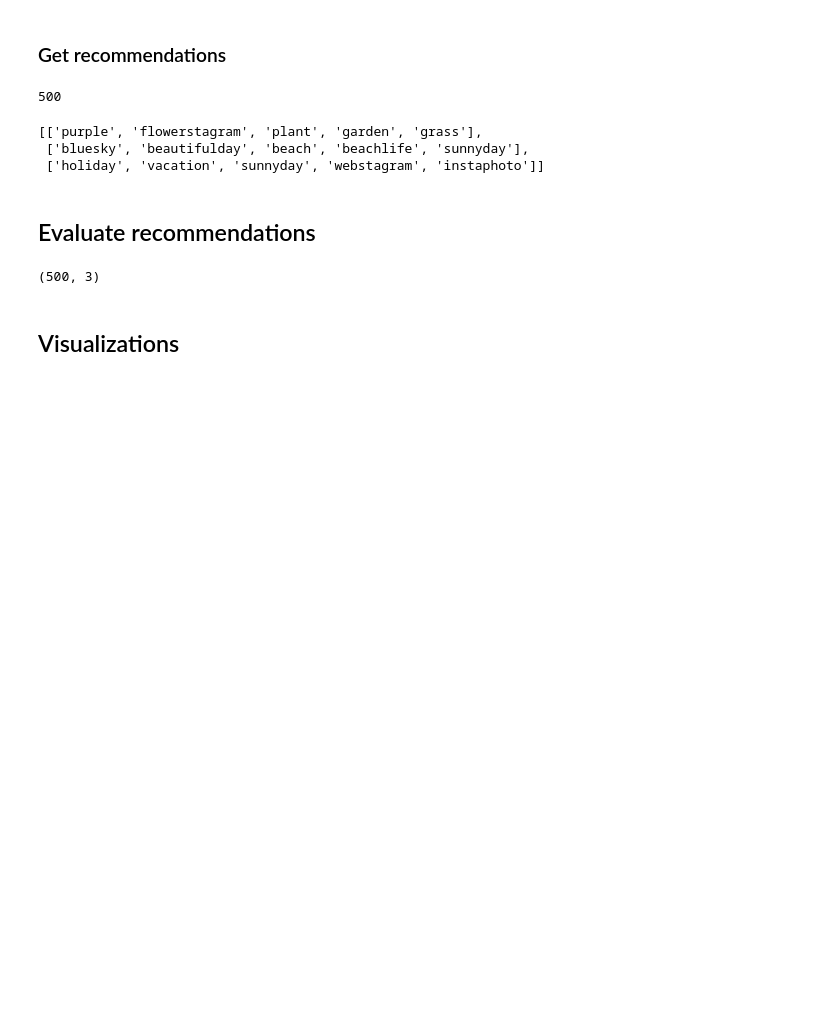
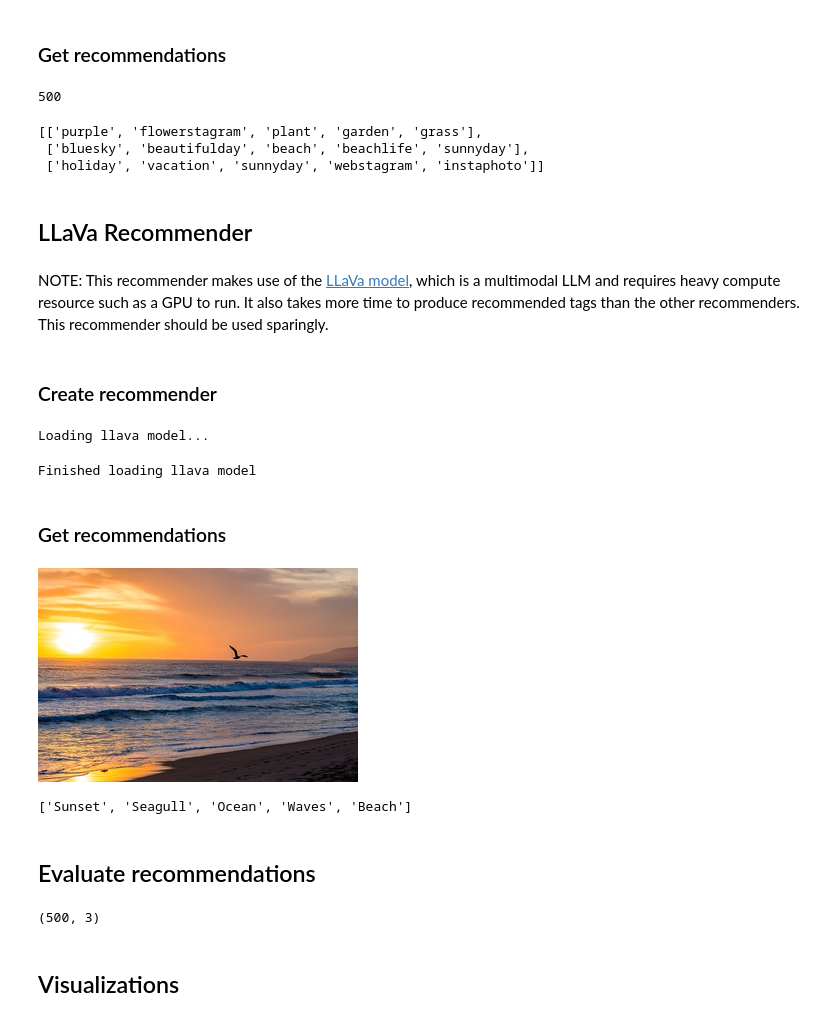
Before and after one commit to michaelnguy/capstone, a Jupyter notebook: hashtag_rec/hashtag_recommender.ipynb, the cells around one changed output. Drawn from its saved outputs; the diff is of its cells as text; code cells hidden in the pictures; blank space fills up the shorter version.

```diff
--- a/hashtag_rec/hashtag_recommender.ipynb
+++ b/hashtag_rec/hashtag_recommender.ipynb
@@ -195,6 +209,29 @@ with open(
 
         json.dump({"img_id": img_id, "gt_tags": gt_tags, "pred_tags": pred_tags}, f)
         f.write(os.linesep)
+# %% [markdown]
+## LLaVa Recommender
+# %% [markdown]
+NOTE: This recommender makes use of the [LLaVa model](https://huggingface.co/docs/transformers/main/model_doc/llava), which is a multimodal LLM and requires heavy compute resource such as a GPU to run. It also takes more time to produce recommended tags than the other recommenders. This recommender should be used sparingly.
+# %% [markdown]
+### Create recommender
+# %%
+recommender = LlavaTagRecommender()
+# %% [output]
+Loading llava model...
+Finished loading llava model
+# %% [markdown]
+### Get recommendations
+# %%
+img_url = "https://live.staticflickr.com/7707/16525630273_09bd1f9bf3_n.jpg"
+img = get_image_from_url(img_url)
+img
+# %% [output]
+[figure, added]
+# %%
+recommender.get_tags_for_image(img)
+# %% [output]
+['Sunset', 'Seagull', 'Ocean', 'Waves', 'Beach']
 # %% [markdown]
 ## Evaluate recommendations
 # %%
```
Also changed, not shown: parts of 5 cells of this notebook, 1 other file.
